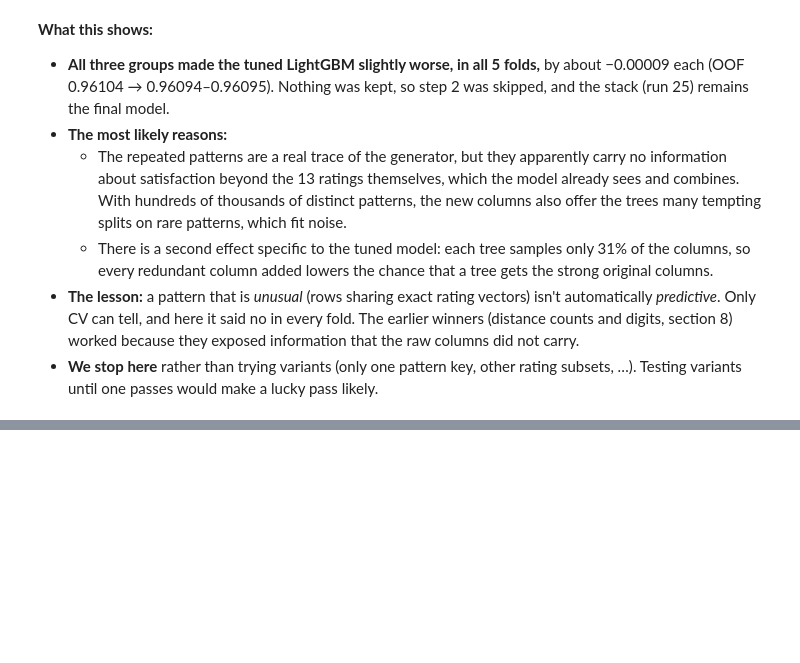
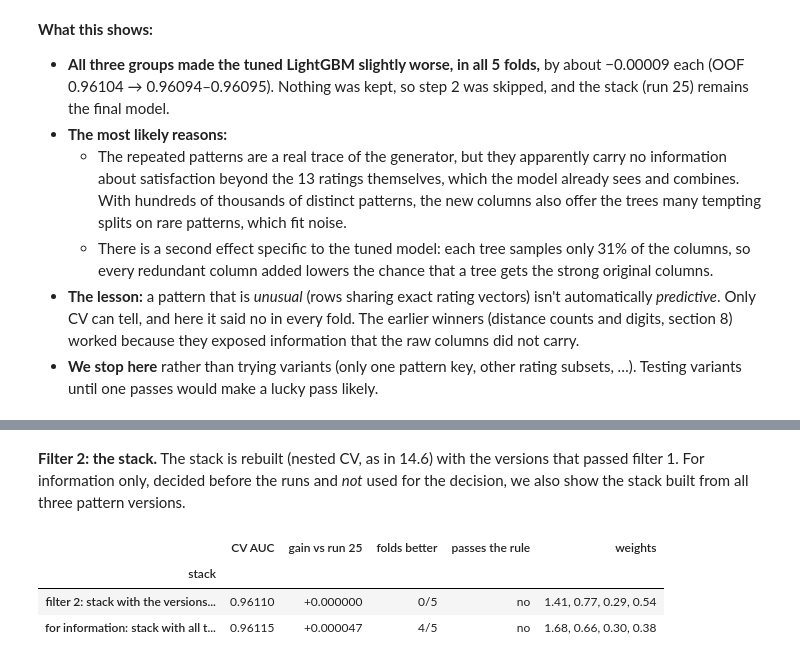
Before and after one commit to batyrkhanz015/kaggle-airline-satisfaction-s6-10, a Jupyter notebook: airline-satisfaction.ipynb, the cells around one changed output, grey strips where cells are left out. Cells and saved outputs as stored; diff of their text form; code cells hidden in the pictures; blank space fills up the shorter version.

```diff
--- a/airline-satisfaction.ipynb
+++ b/airline-satisfaction.ipynb
@@ -3273,0 +3331,27 @@ pd.DataFrame({row["group added"]: fold_gain(np.load(PREDS / f"{row['run']}-oof.n
+# %% [markdown]
+**Filter 2: the stack.** The stack is rebuilt (nested CV, as in 14.6) with the versions that passed filter 1. For information only, decided before the runs and *not* used for the decision, we also show the stack built from all three pattern versions.
+# %%
+PREVIOUS_RUNS = {"XGBoost": "23-xgboost-optuna", "HistGradientBoosting": "18-hist-gb", "CatBoost": "24-catboost-grid"}
+PATTERN_RUNS = {"XGBoost": ("30-xgboost-all-patterns", oof_xgb_allp), "HistGradientBoosting": ("31-hist-gb-all-patterns", oof_hgb_allp),
+                "CatBoost": ("32-catboost-all-patterns", oof_catboost_allp)}
+for label, (name, oof_pred) in PATTERN_RUNS.items():
+    MODEL_LABELS[name], model_oof[name] = f"{label} + patterns", oof_pred
+
+STACK_CHECKS = {
+    "filter 2: stack with the versions that passed filter 1": ["22-lightgbm-optuna"] + [
+        PATTERN_RUNS[label][0] if allp_passed[label] else PREVIOUS_RUNS[label] for label in PREVIOUS_RUNS],
+    "for information: stack with all three pattern versions": ["22-lightgbm-optuna"] + [name for name, _ in PATTERN_RUNS.values()],
+}
+check_rows = []
+for label, models in STACK_CHECKS.items():
+    held_out, _, weights = stack_with_nested_cv(models)
+    gain = fold_gain(held_out, stack_oof)                      # stack_oof = run 25
+    check_rows.append({"stack": label, "CV AUC": roc_auc_score(y, held_out), "gain vs run 25": gain.mean(),
+                       "folds better": f"{(gain > 0).sum()}/5", "passes the rule": "yes" if keep_change(gain) else "no",
+                       "weights": ", ".join(f"{w:.2f}" for w in weights)})
+pd.DataFrame(check_rows).set_index("stack").style.format({"CV AUC": "{:.5f}", "gain vs run 25": "{:+.6f}"})
+# %% [output]
+|  | CV AUC | gain vs run 25 | folds better | passes the rule | weights |
+| stack |  |  |  |  |  |
+| filter 2: stack with the versions... | 0.96110 | +0.000000 | 0/5 | no | 1.41, 0.77, 0.29, 0.54 |
+| for information: stack with all t... | 0.96115 | +0.000047 | 4/5 | no | 1.68, 0.66, 0.30, 0.38 |
```
Also changed, not shown: parts of 4 cells of this notebook, 1 other file.
